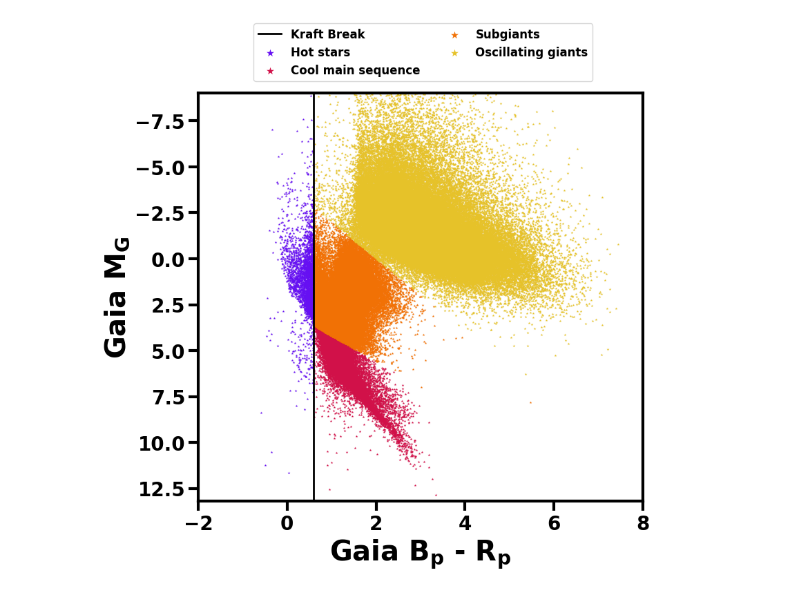
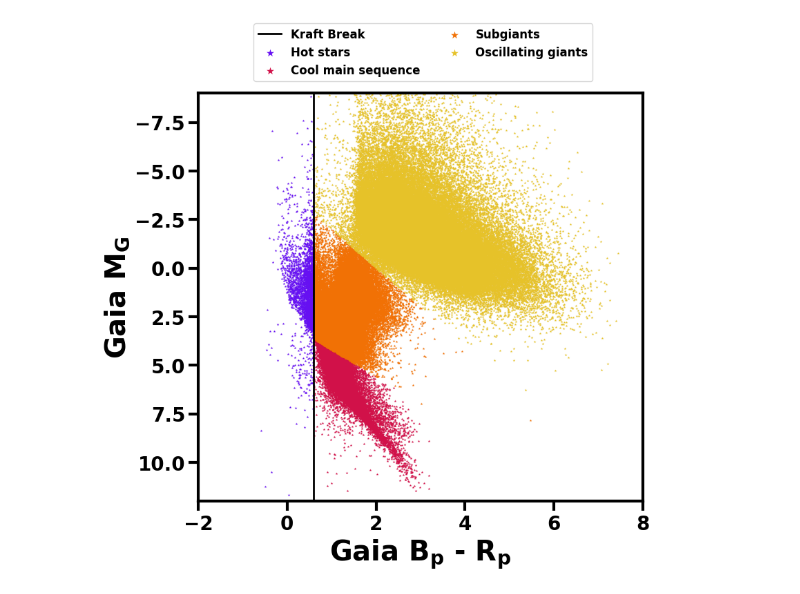
Before and after one commit to m-schochet/asas-sn-cnn, a Jupyter notebook: plots/hrsubpops.ipynb, the cells around one changed output. Drawn from its saved outputs; the diff is of its cells as text; code cells hidden in the pictures.

Commit message:
change hr diagram limits (again lol)

```diff
--- a/plots/hrsubpops.ipynb
+++ b/plots/hrsubpops.ipynb
@@ -34,19 +34,19 @@ ms = nonoscillators[nonoscillators['abs_g_mag'] >= ((1.4*nonoscillators['bp-rp']
 # %%
 fig, axs = plt.subplots(1, 1, figsize=(8, 8), layout='constrained')
 
 axs.set_xlim(-2, 8)
-axs.set_ylim(13.2, -9)
+axs.set_ylim(12, -9)
 axs.set_xlabel(f'Gaia $\\bf B_p$ - $\\bf R_p$', weight='bold')
 axs.set_ylabel(f'Gaia $\\bf M_G$', weight='bold')
 axs.plot([0.6, 0.6], [15, -17], c="#000000", label="Kraft Break", rasterized=True, linewidth=2)
 imhot = axs.scatter('bp-rp', 'abs_g_mag', c="#6610F2", s=7.5, marker="*", data=hot, linewidths=0.01, label='Hot stars', rasterized=True)
 imms = axs.scatter('bp-rp', 'abs_g_mag', c="#D11149", s=7.5, marker="*", data=ms, linewidths=0.01, label='Cool main sequence', rasterized=True)
 imsub = axs.scatter('bp-rp', 'abs_g_mag', c="#F17105", s=7.5, marker="*", data=subgiants,linewidths=0.01, label='Subgiants', rasterized=True)
 imosc = axs.scatter('bp-rp', 'abs_g_mag', c="#E6C229", s=7.5, marker="*", data=oscillators, linewidths=0.01, label='Oscillating giants', rasterized=True)
 
 axs.legend(loc='center right', ncols=2, markerscale=3,  bbox_to_anchor=(0.9, 1.1), fontsize=12)
 
 plt.savefig('hrsubpopulations.pdf',  dpi=300)
 plt.show()
 # %% [output]
-[figure, old version]
+[figure, new version]
```
